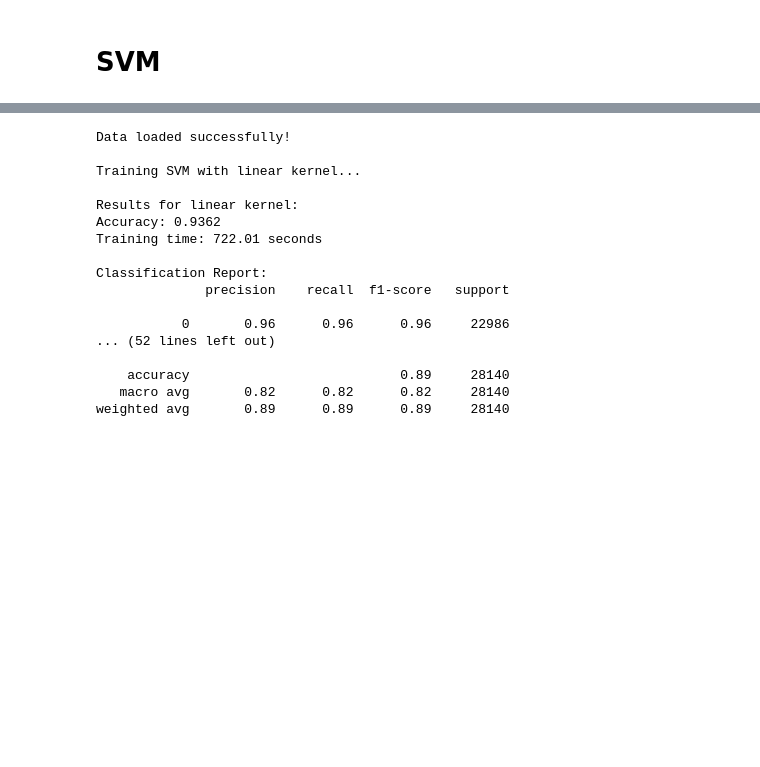
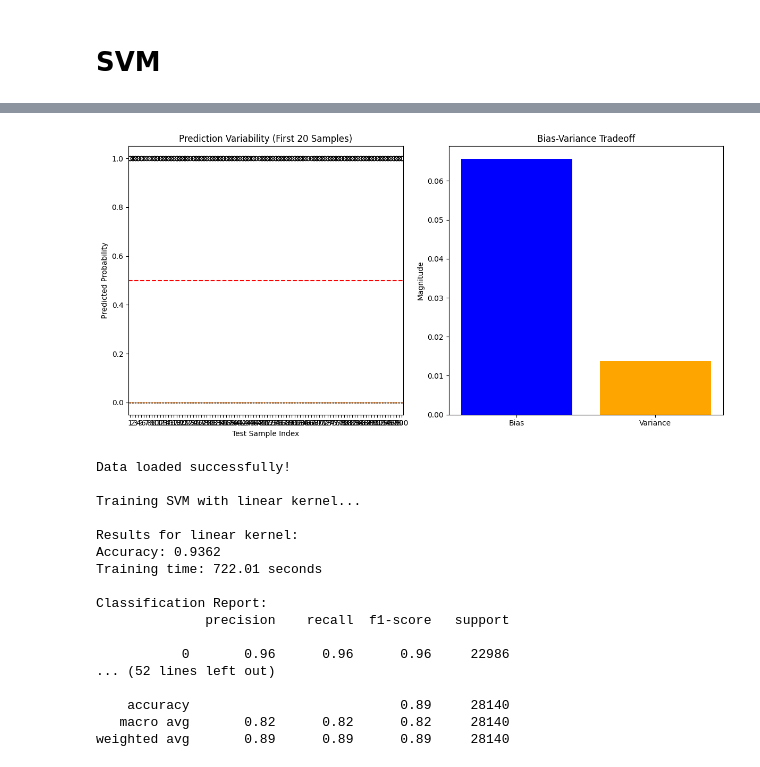
Before and after one commit to mennamohamed0207/Exploring-Mental-Health, a Jupyter notebook: model.ipynb, the cells around one changed output, grey strips where cells are left out. Saved outputs shown, nothing was run; the diff lists cells and outputs as text; code cells hidden in the pictures; blank space fills up the shorter version.

```diff
--- a/model.ipynb
+++ b/model.ipynb
@@ -215,0 +234,87 @@ print(classification_report(y_test, y_pred))
+# %%
+import numpy as np
+from sklearn.svm import SVC
+from sklearn.metrics import accuracy_score
+import matplotlib.pyplot as plt
+
+# Set random seed for reproducibility
+np.random.seed(42)
+
+# Parameters
+n_models = 100  # Number of bootstrap models
+test_size = 0.2  # Size of bootstrap samples
+
+# Storage for predictions (using 0/1 for classification)
+predictions = np.zeros((n_models, len(X_test_reduced)))
+
+# SVM parameters (adjust as needed)
+svm_params = {
+    'kernel': 'rbf',
+    'C': 1.0,
+    'gamma': 'scale',
+    'probability': True
+}
+
+# Convert y_train_reduced to numpy array if it's a pandas Series
+if hasattr(y_train_reduced, 'iloc'):
+    y_train_np = y_train_reduced.values
+else:
+    y_train_np = y_train_reduced
+
+# Train multiple models on bootstrap samples
+for i in range(n_models):
+    # Create bootstrap sample (with replacement)
+    idx = np.random.choice(len(X_train_reduced),
+                         size=int(len(X_train_reduced)*(1-test_size)),
+                         replace=True)
+    X_boot = X_train_reduced[idx]
+    y_boot = y_train_np[idx]  # Use the numpy array version
+
+    # Train SVM and predict probabilities
+    model = SVC(**svm_params)
+    model.fit(X_boot, y_boot)
+    predictions[i] = model.predict(X_test_reduced)
+
+# Calculate components (for classification)
+mean_predictions = np.mean(predictions, axis=0)
+y_pred = (mean_predictions > 0.5).astype(int)  # Convert probabilities to class labels
+
+# Convert y_test_reduced to numpy array if needed
+if hasattr(y_test_reduced, 'iloc'):
+    y_test_np = y_test_reduced.values
+else:
+    y_test_np = y_test_reduced
+
+# Bias: Average difference between predicted and true class
+bias = np.mean(y_pred != y_test_np)
+
+# Variance: Measure of prediction variability
+variance = np.mean(np.var(predictions, axis=0))
+
+# Accuracy metrics
+accuracy = np.mean(y_pred == y_test_np)
+print(f"\nSVM Bias-Variance Analysis (n={count})")
+print("="*50)
+print(f"Accuracy: {accuracy:.4f}")
+print(f"Bias: {bias:.4f}")
+print(f"Variance: {variance:.4f}")
+
+# Visualization
+plt.figure(figsize=(12, 6))
+
+# Plot prediction distribution for first 20 test samples
+plt.subplot(1, 2, 1)
+plt.boxplot(predictions[:, :20].T)
+plt.axhline(0.5, color='r', linestyle='--')
+plt.xlabel('Test Sample Index')
+plt.ylabel('Predicted Probability')
+plt.title('Prediction Variability (First 20 Samples)')
+
+# Plot bias-variance tradeoff
+plt.subplot(1, 2, 2)
+plt.bar(['Bias', 'Variance'], [bias, variance], color=['blue', 'orange'])
+plt.ylabel('Magnitude')
+plt.title('Bias-Variance Tradeoff')
+plt.tight_layout()
+plt.show()
+# %% [output]
@@ -216,3 +326,4 @@ print(classification_report(y_test, y_pred))
+[figure, added]
 # %%
 from sklearn.svm import SVC
 from sklearn.metrics import accuracy_score, classification_report
```
Also changed, not shown: parts of 36 cells of this notebook.
